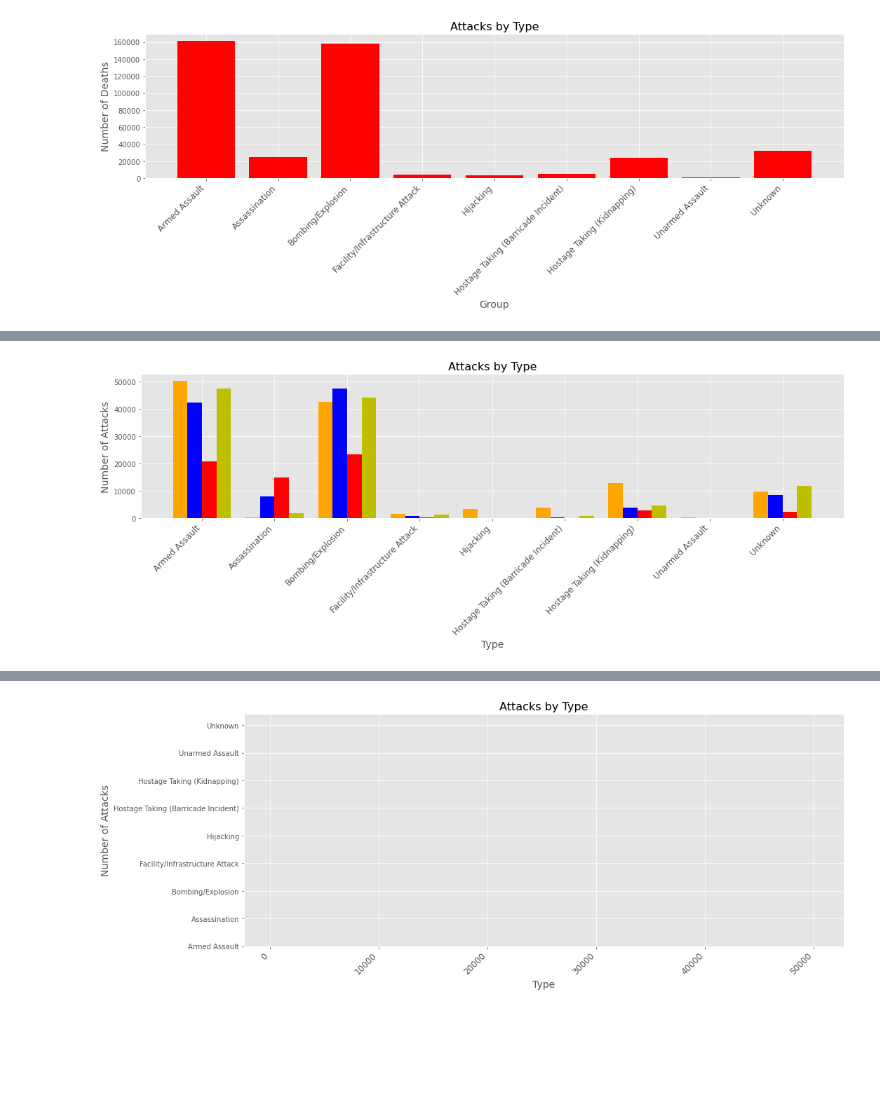
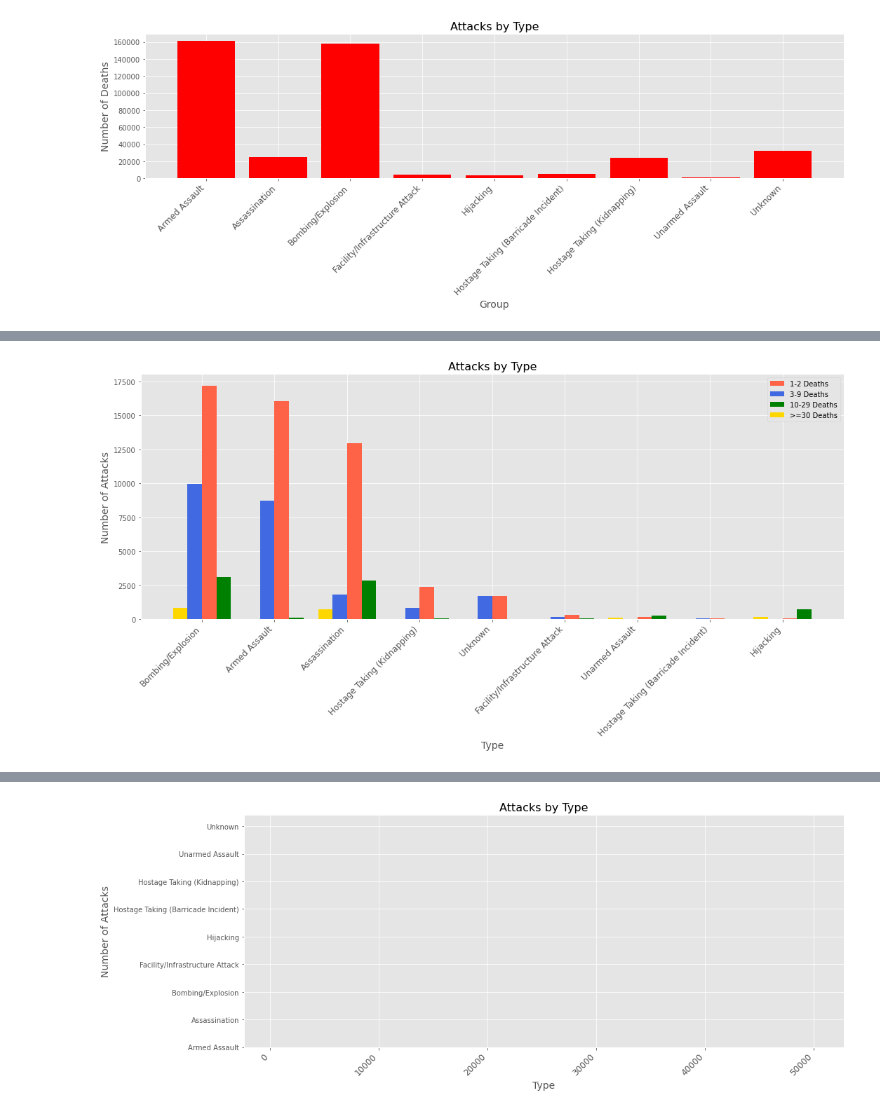
Before and after one commit to gverploeg/Terrorism_Capstone, a Jupyter notebook: notebooks/data_sort_pandas.ipynb, the cells around one changed output, grey strips where cells are left out. Drawn from its saved outputs; the diff is of its cells as text; code cells hidden in the pictures; blank space fills up the shorter version.

```diff
--- a/notebooks/data_sort_pandas.ipynb
+++ b/notebooks/data_sort_pandas.ipynb
@@ -464,7 +467,7 @@ age_10_29 = terror[(terror['Fatalities'] >= 10) & (terror['Fatalities'] <=29)]
 
 age_30 = terror[(terror['Fatalities'] >= 30)]
 # %%
-death_1_2 = age_1_2.groupby('AttackType')['Fatalities'].sum().to_frame().reset_index()
+death_1_2 = age_1_2.groupby('AttackType')['Event_ID'].count().to_frame().reset_index().sort_values('Event_ID', ascending=False)
 
 death_1_2.head()
 # %% [output]
@@ -477,5 +480,5 @@ death_1_2.head()
 # %%
-death_3_9 = age_3_9.groupby('AttackType')['Fatalities'].sum().to_frame().reset_index()
+death_3_9 = age_3_9.groupby('AttackType')['Event_ID'].count().to_frame().reset_index().sort_values('Event_ID', ascending=False)
 
 death_3_9.head()
 # %% [output]
@@ -488,5 +491,5 @@ death_3_9.head()
 # %%
-death_10_29 = age_10_29.groupby('AttackType')['Fatalities'].sum().to_frame().reset_index()
+death_10_29 = age_10_29.groupby('AttackType')['Event_ID'].count().to_frame().reset_index()
 
 death_10_29.head()
 # %% [output]
@@ -511,5 +514,5 @@ death_30.head(8)
 # %%
-death_30 = age_30.groupby('AttackType')['Fatalities'].sum().to_frame().reset_index()
+death_30 = age_30.groupby('AttackType')['Event_ID'].count().to_frame().reset_index()
 
 death_30.iloc[index_list,1]
 # %% [output]
@@ -528,36 +531,37 @@ ValueError: The truth value of a DataFrame is ambiguous. Use a.empty, a.bool(),
 attack_type = terror.AttackType.value_counts().to_frame().reset_index()
 attack_type.columns = ['Attack Type', 'Total Attacks'][:7]
 
 attack_type_age_1_2 = age_1_2.AttackType.value_counts().to_frame().reset_index()
 
 
 attack_type_age_3_9 = age_3_9.AttackType.value_counts().to_frame().reset_index()
 
 
 
 import numpy as np
 import matplotlib.pyplot as plt
 plt.style.use('ggplot')
-fig, ax = plt.subplots(1, figsize=(15, 6))
+fig, ax = plt.subplots(1, figsize=(15, 8))
 bar_width = 0.2
 index_list = [0,1,2,6,8]
 x1 = death_1_2.iloc[:, 0]
 x2 = death_3_9.iloc[:,0]
 x3 = death_10_29.index
 x4 = death_30.index
 y1 = death_1_2.iloc[:,1]
 y2 = death_3_9.iloc[:,1]
 y3 = death_10_29.iloc[:,1]
 y4 = death_30.iloc[:,1]
-ax.bar(x1, y1, color='r', width=bar_width, align='edge')
-ax.bar(x2, y2, color='b', width=-bar_width, align='edge')
-ax.bar(x3+.2, y3, color='y', width=bar_width, align='edge')
-ax.bar(x4-.2, y4, color='orange', width=-bar_width, align='edge')
+ax.bar(x1, y1, color='tomato', width=bar_width, align='edge', label='1-2 Deaths')
+ax.bar(x2, y2, color='royalblue', width=-bar_width, align='edge', label='3-9 Deaths')
+ax.bar(x3+.2, y3, color='green', width=bar_width, align='edge', label='10-29 Deaths')
+ax.bar(x4-.2, y4, color='gold', width=-bar_width, align='edge', label='>=30 Deaths')
 ax.set_xlabel("Type", fontsize=14)
 plt.xticks(rotation=45, fontsize=12, horizontalalignment='right')
 ax.set_ylabel("Number of Attacks", fontsize=14)
 ax.set_title("Attacks by Type", fontsize=16)
 # ax.set_ylim(8000,10000)
+ax.legend()
 fig.tight_layout();
 # %% [output]
-[figure, old version]
+[figure, new version]
```
Also changed, not shown: parts of 30 cells of this notebook, 3 other files.
